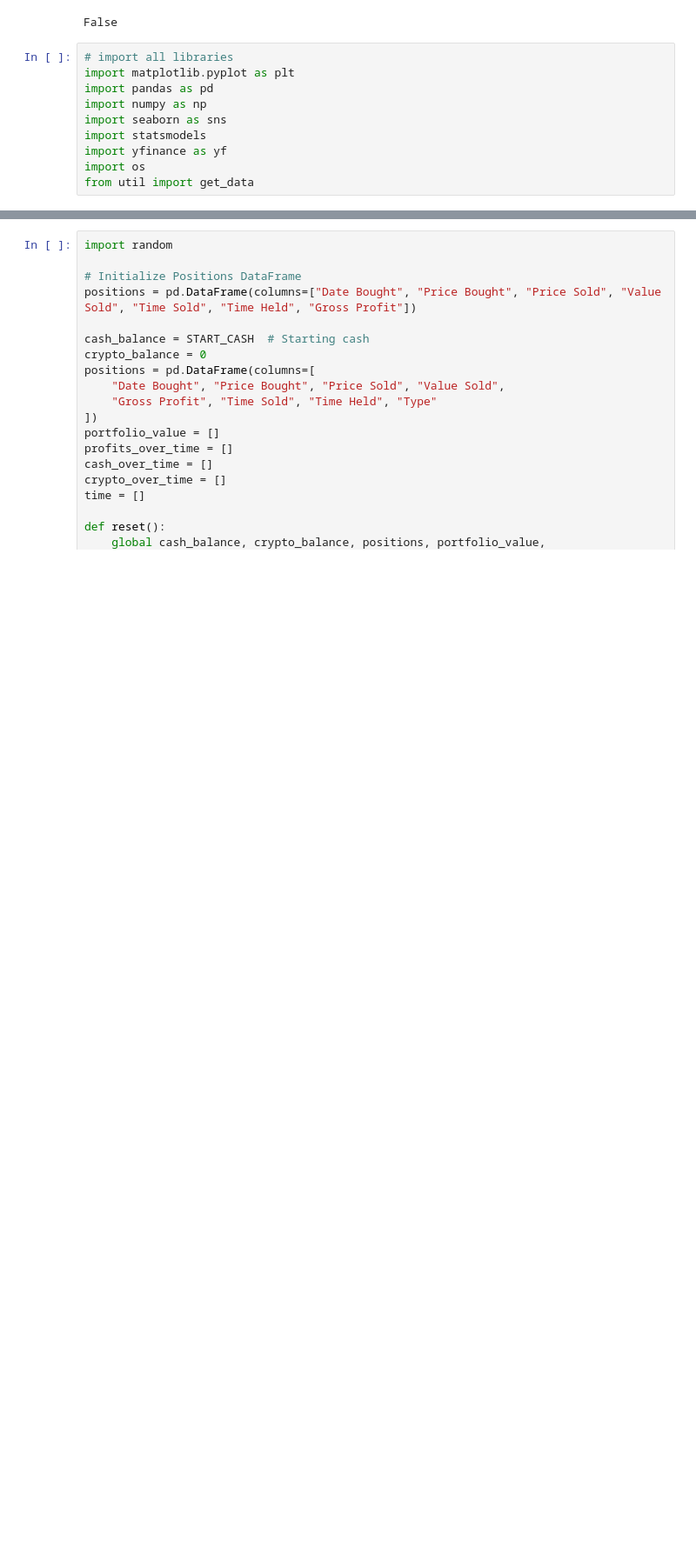
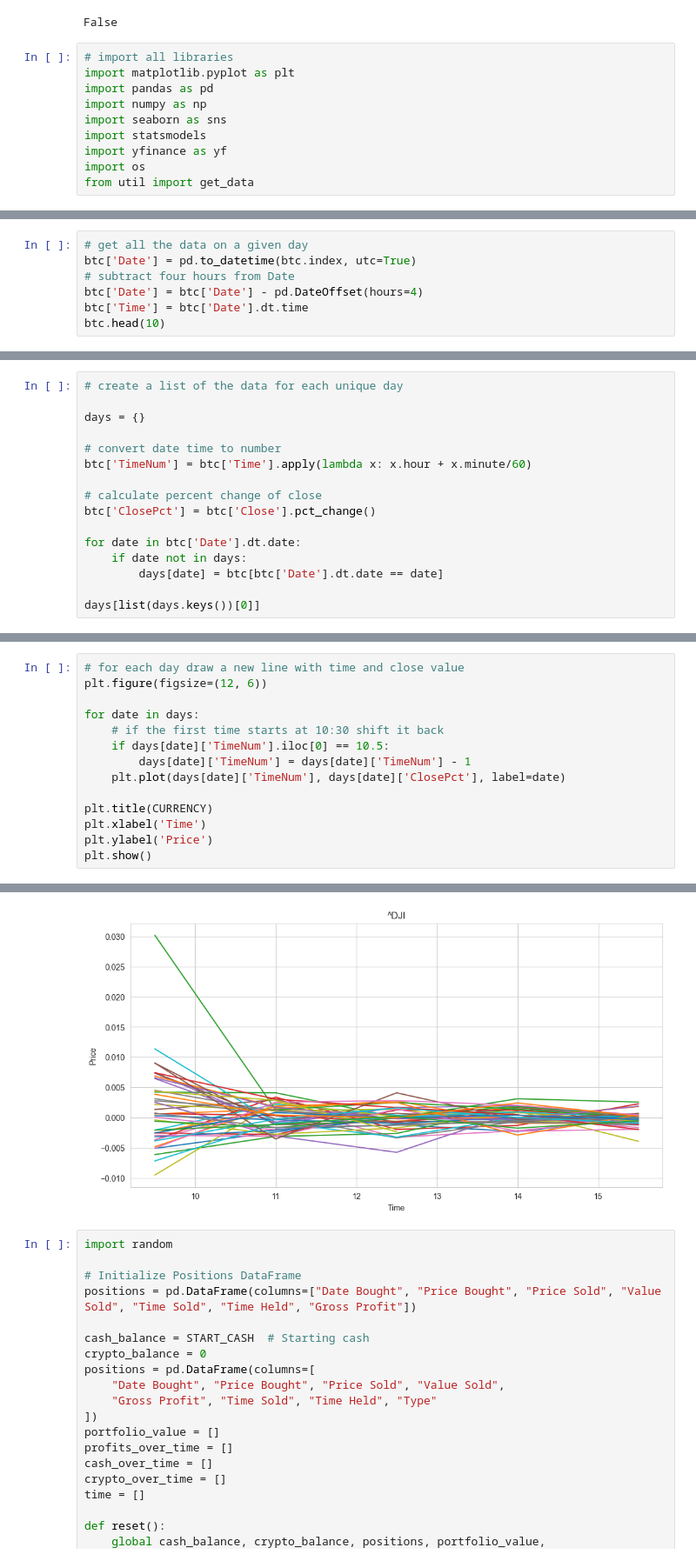
Before and after one commit to AkeBoss-tech/CoolCryptoCode, a Jupyter notebook: crypto-trail.ipynb, the cells around one changed output, grey strips where cells are left out. Shown at 87% size. Drawn from its saved outputs; the diff is of its cells as text; blank space fills up the shorter version.

```diff
--- a/crypto-trail.ipynb
+++ b/crypto-trail.ipynb
@@ -48,0 +55,7 @@ DAYS = 3
+# %%
+# get all the data on a given day
+btc['Date'] = pd.to_datetime(btc.index, utc=True)
+# subtract four hours from Date
+btc['Date'] = btc['Date'] - pd.DateOffset(hours=4)
+btc['Time'] = btc['Date'].dt.time
+btc.head(10)
@@ -48,0 +75,16 @@ DAYS = 3
+# %%
+# create a list of the data for each unique day
+
+days = {}
+
+# convert date time to number
+btc['TimeNum'] = btc['Time'].apply(lambda x: x.hour + x.minute/60)
+
+# calculate percent change of close
+btc['ClosePct'] = btc['Close'].pct_change()
+
+for date in btc['Date'].dt.date:
+    if date not in days:
+        days[date] = btc[btc['Date'].dt.date == date]
+
+days[list(days.keys())[0]]
@@ -48,0 +99,15 @@ DAYS = 3
+# %%
+# for each day draw a new line with time and close value
+plt.figure(figsize=(12, 6))
+
+for date in days:
+    # if the first time starts at 10:30 shift it back
+    if days[date]['TimeNum'].iloc[0] == 10.5:
+        days[date]['TimeNum'] = days[date]['TimeNum'] - 1
+    plt.plot(days[date]['TimeNum'], days[date]['ClosePct'], label=date)
+
+plt.title(CURRENCY)
+plt.xlabel('Time')
+plt.ylabel('Price')
+plt.show()
+# %% [output]
@@ -49,3 +119,4 @@ DAYS = 3
+[figure, added]
 # %%
 import random
 
```
Also changed, not shown: parts of 5 cells of this notebook, 4 other files.
